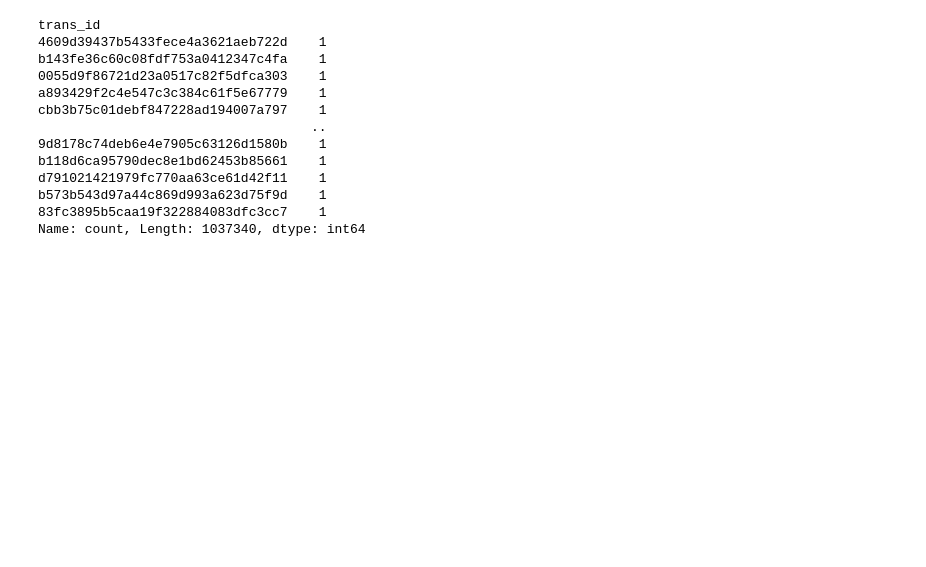
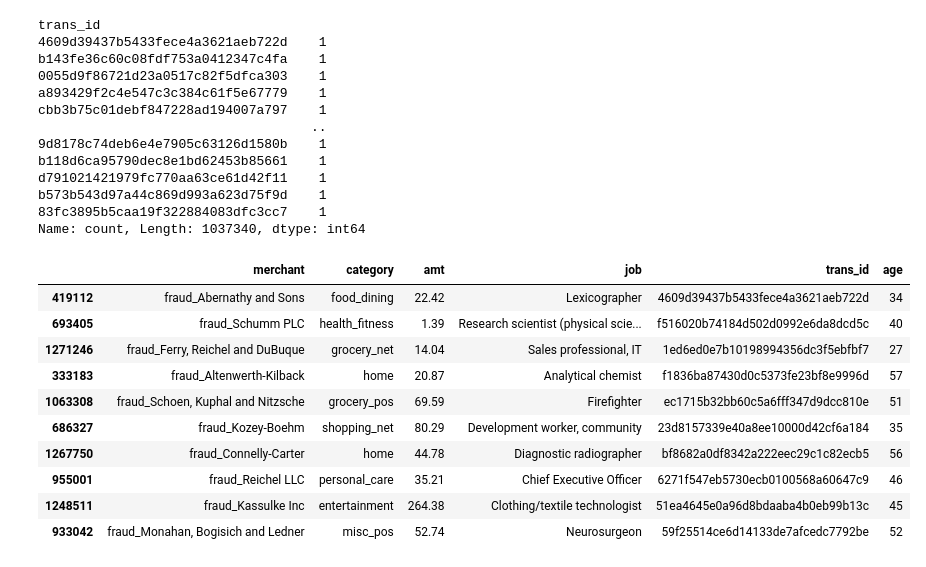
Before and after one commit to LearnerSamuelX/fraud_detection, a Jupyter notebook: M_A's_EDA.ipynb, the cells around one changed output. Drawn from its saved outputs; the diff is of its cells as text; code cells hidden in the pictures; blank space fills up the shorter version.

```diff
--- a/M_A's_EDA.ipynb
+++ b/M_A's_EDA.ipynb
@@ -176,5 +176,16 @@ df_fraud_merchant[df_fraud_merchant['is_fraud'] == 1].sort_values(by = ['Transac
 | 1234 | fraud_Tillman, Fritsch and Schmitt | 1 | 25 | 1307 | 1.912777 |
 | 1278 | fraud_Vandervort-Funk | 1 | 47 | 2474 | 1.899757 |
 | 299 | fraud_Durgan-Auer | 1 | 24 | 1283 | 1.870616 |
+# %%
+import pandas as pd
+import datetime
+
+# convert dob into age
+now = datetime.datetime.now()
+train_df['dob'] = pd.to_datetime(train_df['dob'], format='%Y-%m-%d')
+train_df['age'] = (now.date().year - train_df['dob'].dt.year)
+
+# combine first and last names
+train_df['full_name'] = train_df['first'] + " " + train_df['last']
 # %%
 import sweetviz as sv
@@ -319,0 +332,14 @@ X_train['age'] = (now.date().year - X_train['dob'].dt.year)
+# %%
+X_train.head(n=10)
+# %% [output]
+|  | merchant | category | amt | job | trans_id | age |
+| 419112 | fraud_Abernathy and Sons | food_dining | 22.42 | Lexicographer | 4609d39437b5433fece4a3621aeb722d | 34 |
+| 693405 | fraud_Schumm PLC | health_fitness | 1.39 | Research scientist (physical scie... | f516020b74184d502d0992e6da8dcd5c | 40 |
+| 1271246 | fraud_Ferry, Reichel and DuBuque | grocery_net | 14.04 | Sales professional, IT | 1ed6ed0e7b10198994356dc3f5ebfbf7 | 27 |
+| 333183 | fraud_Altenwerth-Kilback | home | 20.87 | Analytical chemist | f1836ba87430d0c5373fe23bf8e9996d | 57 |
+| 1063308 | fraud_Schoen, Kuphal and Nitzsche | grocery_pos | 69.59 | Firefighter | ec1715b32bb60c5a6fff347d9dcc810e | 51 |
+| 686327 | fraud_Kozey-Boehm | shopping_net | 80.29 | Development worker, community | 23d8157339e40a8ee10000d42cf6a184 | 35 |
+| 1267750 | fraud_Connelly-Carter | home | 44.78 | Diagnostic radiographer | bf8682a0df8342a222eec29c1c82ecb5 | 56 |
+| 955001 | fraud_Reichel LLC | personal_care | 35.21 | Chief Executive Officer | 6271f547eb5730ecb0100568a60647c9 | 46 |
+| 1248511 | fraud_Kassulke Inc | entertainment | 264.38 | Clothing/textile technologist | 51ea4645e0a96d8bdaaba4b0eb99b13c | 45 |
+| 933042 | fraud_Monahan, Bogisich and Ledner | misc_pos | 52.74 | Neurosurgeon | 59f25514ce6d14133de7afcedc7792be | 52 |
```
Also changed, not shown: parts of 17 cells of this notebook, 1 other file.
